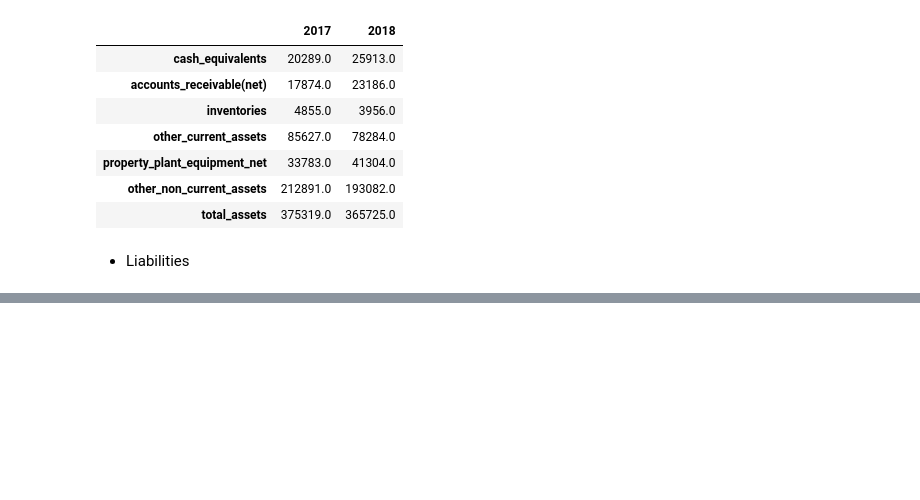
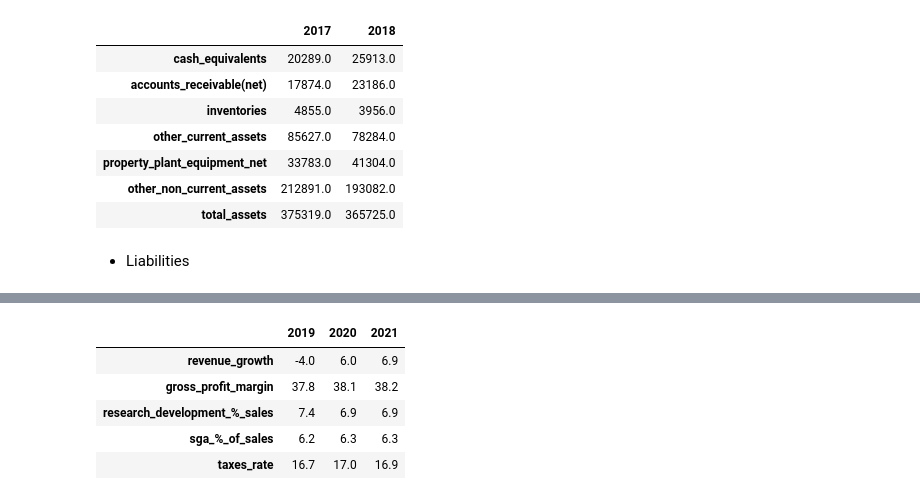
Before and after one commit to Adnunes/wall-street-prep, a Jupyter notebook: financial_modeling.ipynb, the cells around one changed output, grey strips where cells are left out. Saved outputs shown, nothing was run; the diff lists cells and outputs as text; code cells hidden in the pictures; blank space fills up the shorter version.

```diff
--- a/financial_modeling.ipynb
+++ b/financial_modeling.ipynb
@@ -305,0 +515,9 @@ pd.concat([balance_sheet_liabilities,total_liabilitities])
+# %%
+growth_rate_margins_forecast
+# %% [output]
+|  | 2019 | 2020 | 2021 |
+| revenue_growth | -4.0 | 6.0 | 6.9 |
+| gross_profit_margin | 37.8 | 38.1 | 38.2 |
+| research_development_%_sales | 7.4 | 6.9 | 6.9 |
+| sga_%_of_sales | 6.2 | 6.3 | 6.3 |
+| taxes_rate | 16.7 | 17.0 | 16.9 |
```
Also changed, not shown: parts of 23 cells of this notebook.
